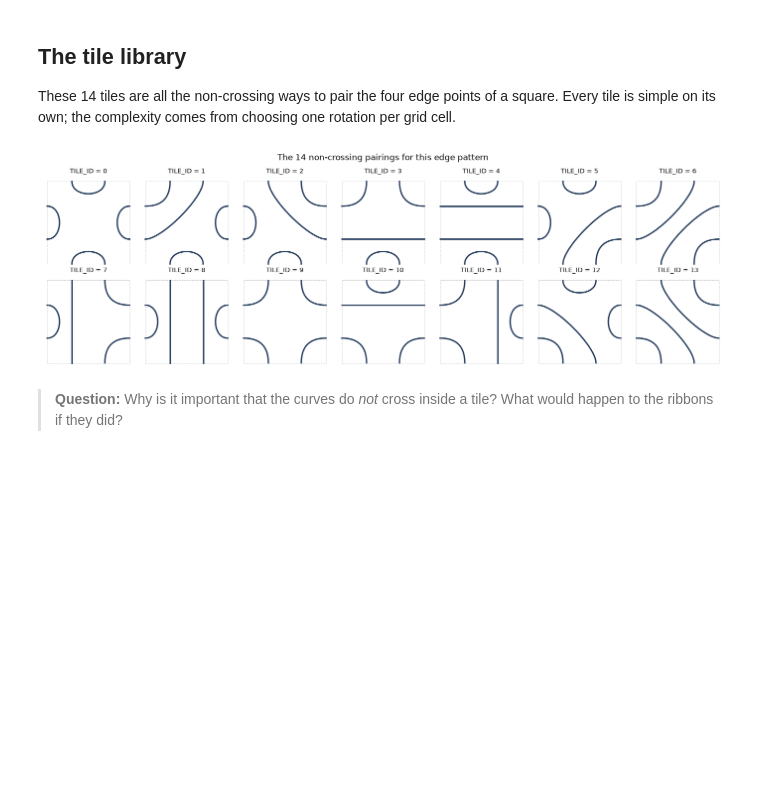
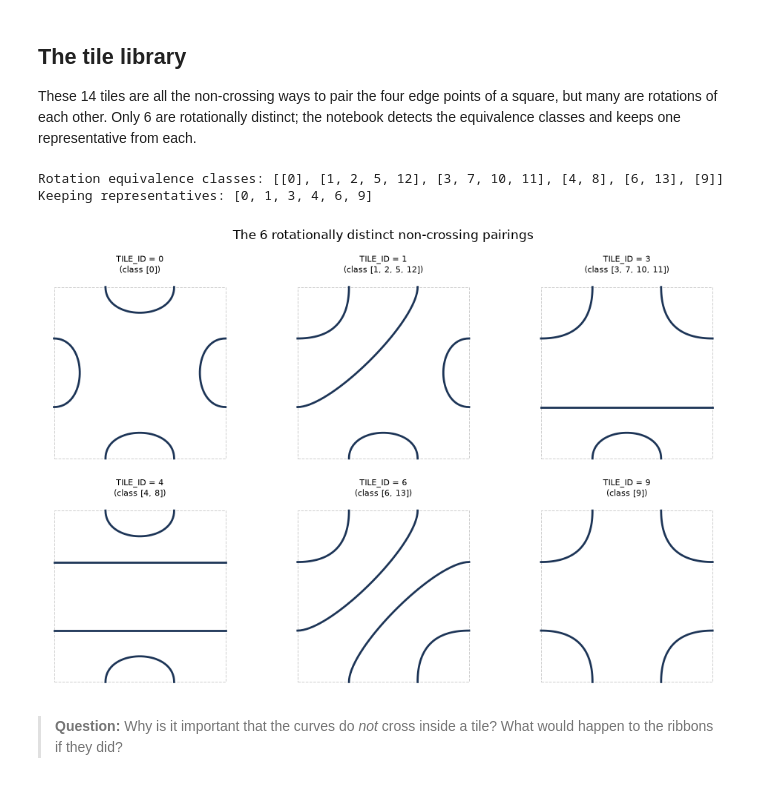
Before and after one commit to imanmossavat/math_vis, a Jupyter notebook: notebooks/demo_truchet.ipynb, the cells around one changed output. Drawn from its saved outputs; the diff is of its cells as text; code cells hidden in the pictures; blank space fills up the shorter version.

Commit message:
Show only rotationally distinct tiles in Truchet notebook

```diff
--- a/notebooks/demo_truchet.ipynb
+++ b/notebooks/demo_truchet.ipynb
@@ -30,22 +30,57 @@ palette = make_cmap(['#d9674a', '#e8a56b', '#e6d28f', '#9db08c', '#5f8a86', '#2c
 # %% [markdown]
 ## The tile library
 
-These 14 tiles are all the non-crossing ways to pair the four edge points of a square. Every tile is simple on its own; the complexity comes from choosing one rotation per grid cell.
+These 14 tiles are all the non-crossing ways to pair the four edge points of a square, but many are rotations of each other. Only 6 are rotationally distinct; the notebook detects the equivalence classes and keeps one representative from each.
 # %%
-# 1. Show the tile library
+# 1. Show the rotationally distinct tile library
+
+def canonical(tile):
+    """Normal form: unordered pairs, undirected."""
+    return tuple(sorted(tuple(sorted((i, j))) for i, j in tile))
+
+
+def rotation_orbit(tile):
+    """All distinct quarter-turn rotations of a tile."""
+    seen = {canonical(tile)}
+    for r in range(1, 4):
+        seen.add(canonical(rotate_tile(tile, r)))
+    return seen
+
+
 tiles = [parse_tile(t) for t in TILE_TEXT]
-fig, axes = plt.subplots(2, 7, figsize=(14, 4.6))
-for k, ax in enumerate(axes.ravel()):
-    ax.plot([0,1,1,0,0], [0,0,1,1,0], color='#ccc', lw=0.7, ls='--')
+
+# detect rotation-equivalence classes
+classes = []
+used = set()
+for idx, tile in enumerate(tiles):
+    if idx in used:
+        continue
+    orbit = rotation_orbit(tile)
+    cls = [j for j, other in enumerate(tiles) if canonical(other) in orbit]
+    for j in cls:
+        used.add(j)
+    classes.append(cls)
+
+reps = [cls[0] for cls in classes]
+print('Rotation equivalence classes:', classes)
+print('Keeping representatives:', reps)
+
+fig, axes = plt.subplots(2, 3, figsize=(10, 6.5))
+for ax, k in zip(axes.ravel(), reps):
+    ax.plot([0, 1, 1, 0, 0], [0, 0, 1, 1, 0], color='#ccc', lw=0.7, ls='--')
     for i, j in tiles[k]:
         c = tile_curve(i, j)
-        ax.plot(c[:,0], c[:,1], color='#1d3557', lw=2)
-    ax.set_title(f'TILE_ID = {k}', fontsize=9)
-    ax.set_aspect('equal'); ax.axis('off')
-plt.suptitle('The 14 non-crossing pairings for this edge pattern', fontsize=12)
-plt.tight_layout(); plt.show()
+        ax.plot(c[:, 0], c[:, 1], color='#1d3557', lw=2)
+    ax.set_title(f'TILE_ID = {k}\n(class {classes[reps.index(k)]})', fontsize=8)
+    ax.set_aspect('equal')
+    ax.axis('off')
+plt.suptitle('The 6 rotationally distinct non-crossing pairings', fontsize=12)
+plt.tight_layout()
+plt.show()
 # %% [output]
+Rotation equivalence classes: [[0], [1, 2, 5, 12], [3, 7, 10, 11], [4, 8], [6, 13], [9]]
+Keeping representatives: [0, 1, 3, 4, 6, 9]
-[figure, old version]
+[figure, new version]
 # %% [markdown]
 > **Question:** Why is it important that the curves do *not* cross inside a tile? What would happen to the ribbons if they did?
 # %% [markdown]
```
